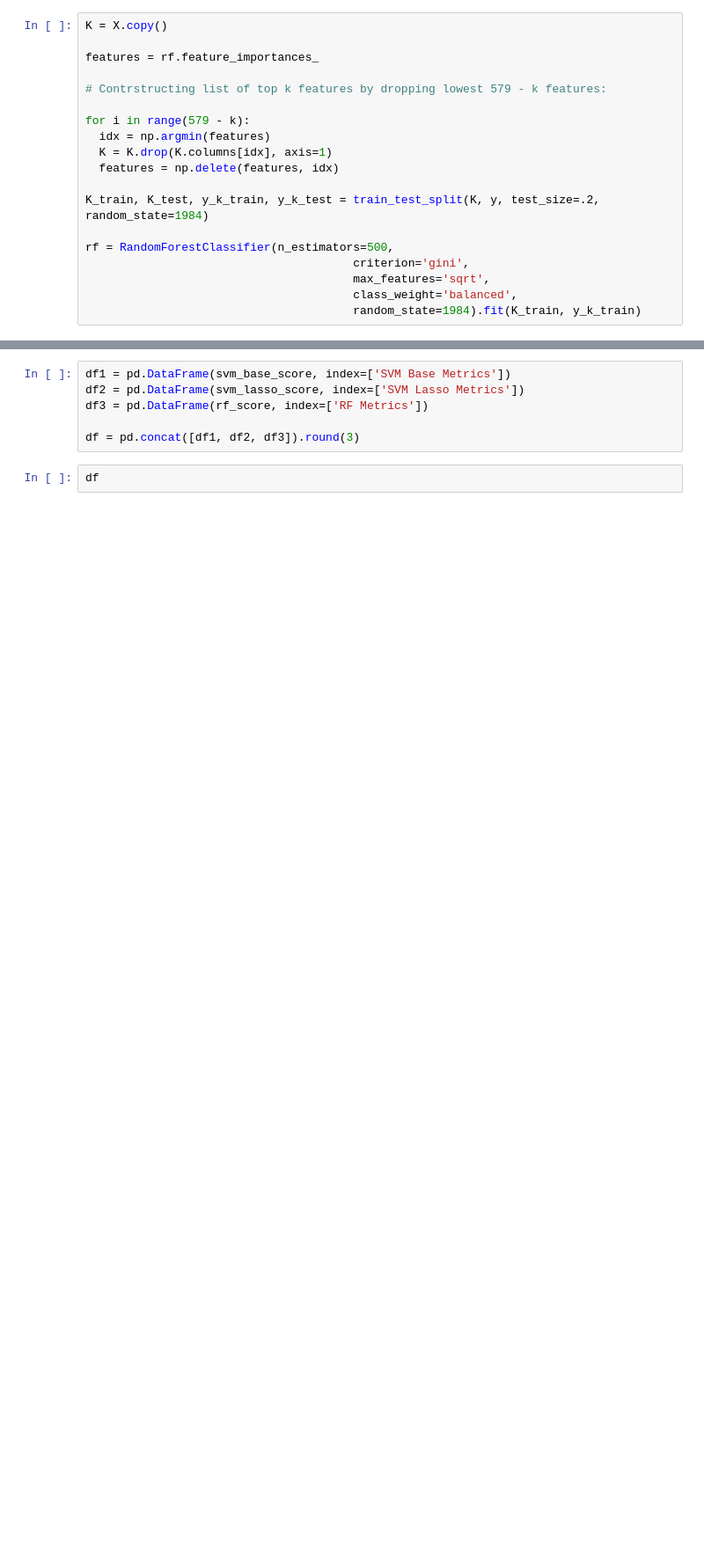
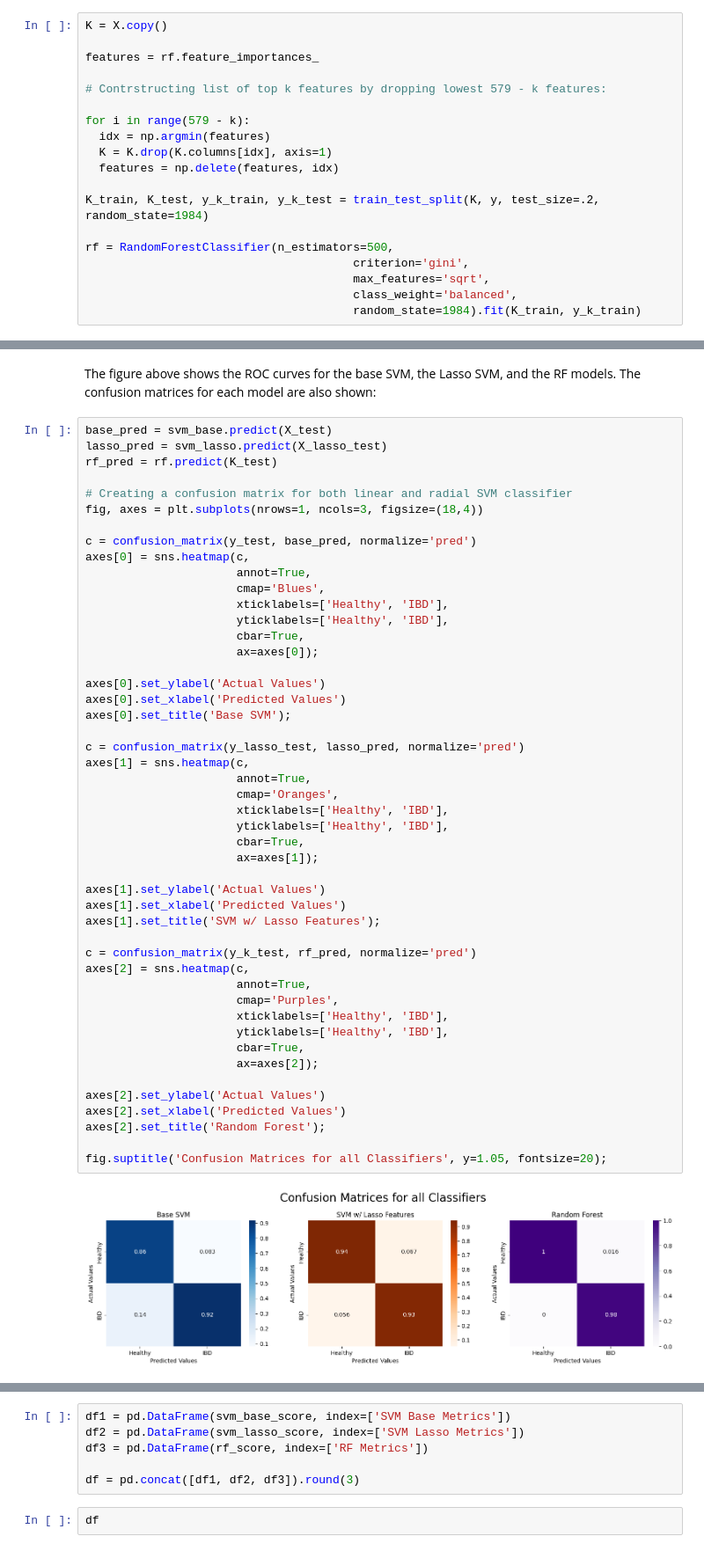
Before and after one commit to wvirany/microbiome, a Jupyter notebook: Virany_Final_Project.ipynb, the cells around one changed output, grey strips where cells are left out. Shown at 88% size. Drawn from its saved outputs; the diff is of its cells as text; blank space fills up the shorter version.

```diff
--- a/Virany_Final_Project.ipynb
+++ b/Virany_Final_Project.ipynb
@@ -501 +501,53 @@ plt.show();
+# %% [markdown]
+The figure above shows the ROC curves for the base SVM, the Lasso SVM, and the RF models. The confusion matrices for each model are also shown:
+# %%
+base_pred = svm_base.predict(X_test)
+lasso_pred = svm_lasso.predict(X_lasso_test)
+rf_pred = rf.predict(K_test)
+
+# Creating a confusion matrix for both linear and radial SVM classifier
+fig, axes = plt.subplots(nrows=1, ncols=3, figsize=(18,4))
+
+c = confusion_matrix(y_test, base_pred, normalize='pred')
+axes[0] = sns.heatmap(c,
+                      annot=True,
+                      cmap='Blues',
+                      xticklabels=['Healthy', 'IBD'],
+                      yticklabels=['Healthy', 'IBD'],
+                      cbar=True,
+                      ax=axes[0]);
+
+axes[0].set_ylabel('Actual Values')
+axes[0].set_xlabel('Predicted Values')
+axes[0].set_title('Base SVM');
+
+c = confusion_matrix(y_lasso_test, lasso_pred, normalize='pred')
+axes[1] = sns.heatmap(c,
+                      annot=True,
+                      cmap='Oranges',
+                      xticklabels=['Healthy', 'IBD'],
+                      yticklabels=['Healthy', 'IBD'],
+                      cbar=True,
+                      ax=axes[1]);
+
+axes[1].set_ylabel('Actual Values')
+axes[1].set_xlabel('Predicted Values')
+axes[1].set_title('SVM w/ Lasso Features');
+
+c = confusion_matrix(y_k_test, rf_pred, normalize='pred')
+axes[2] = sns.heatmap(c,
+                      annot=True,
+                      cmap='Purples',
+                      xticklabels=['Healthy', 'IBD'],
+                      yticklabels=['Healthy', 'IBD'],
+                      cbar=True,
+                      ax=axes[2]);
+
+axes[2].set_ylabel('Actual Values')
+axes[2].set_xlabel('Predicted Values')
+axes[2].set_title('Random Forest');
+
+fig.suptitle('Confusion Matrices for all Classifiers', y=1.05, fontsize=20);
+# %% [output]
+[figure, added]
 # %% [markdown]
```
Also changed, not shown: parts of 12 cells of this notebook.
